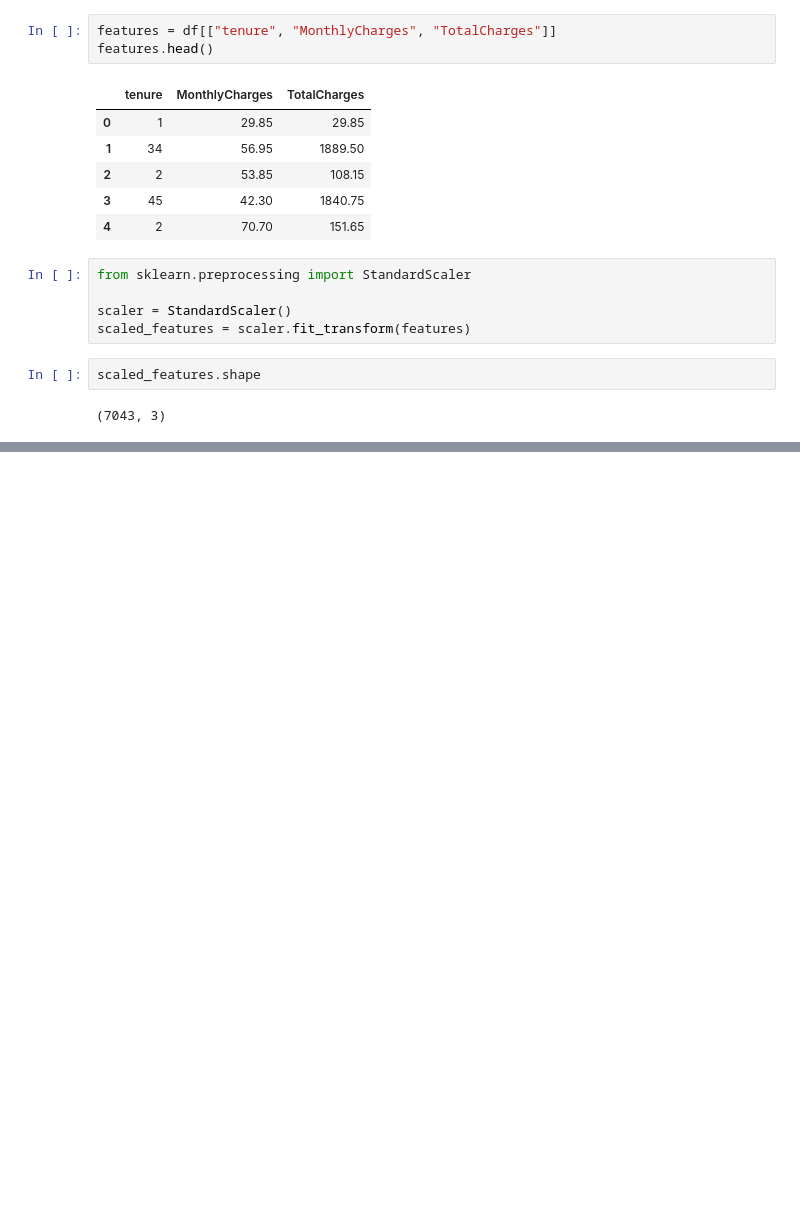
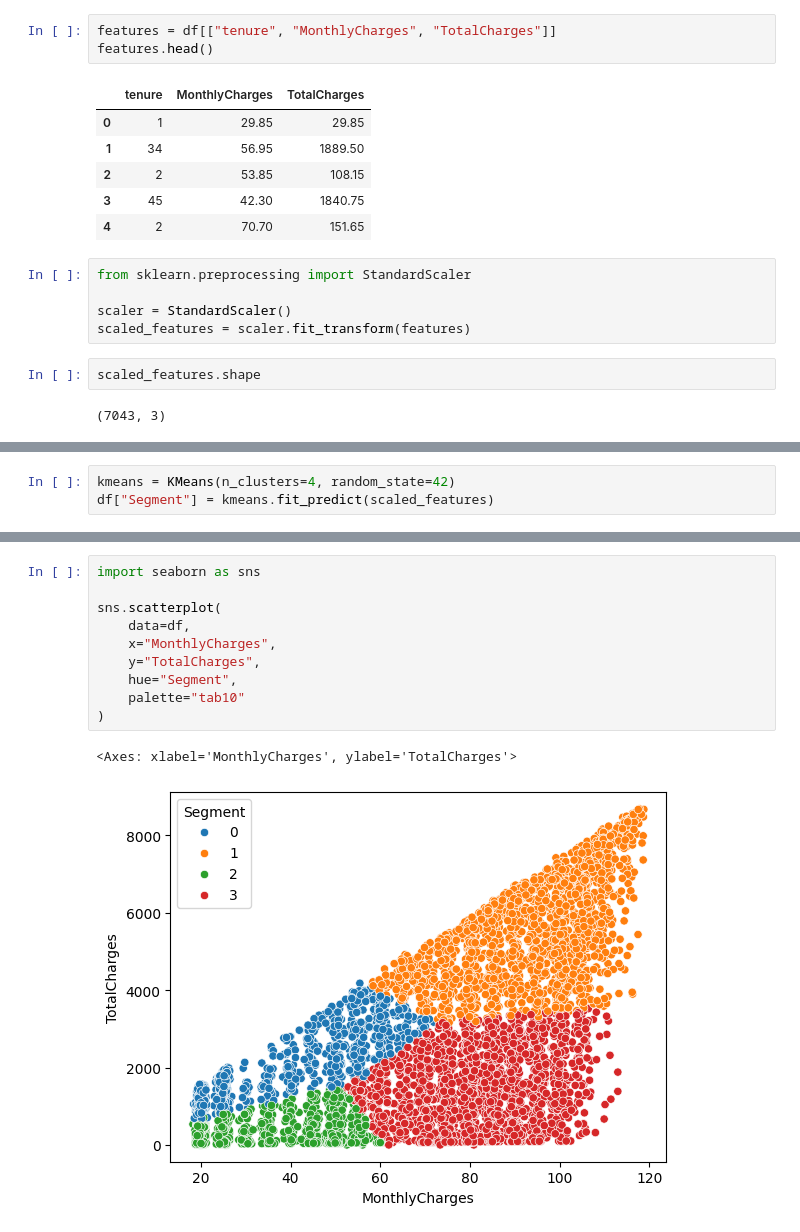
Before and after one commit to Ro25v04/customer-churn-ml, a Jupyter notebook: notebooks/03_customer_segmentation.ipynb, the cells around one changed output, grey strips where cells are left out. Cells and saved outputs as stored; diff of their text form; blank space fills up the shorter version.

```diff
--- a/notebooks/03_customer_segmentation.ipynb
+++ b/notebooks/03_customer_segmentation.ipynb
@@ -42,0 +46,3 @@ plt.show()
+# %%
+kmeans = KMeans(n_clusters=4, random_state=42)
+df["Segment"] = kmeans.fit_predict(scaled_features)
@@ -42,0 +69,13 @@ plt.show()
+# %%
+import seaborn as sns
+
+sns.scatterplot(
+    data=df,
+    x="MonthlyCharges",
+    y="TotalCharges",
+    hue="Segment",
+    palette="tab10"
+)
+# %% [output]
+<Axes: xlabel='MonthlyCharges', ylabel='TotalCharges'>
+[figure, added]
```
Also changed, not shown: parts of 3 cells of this notebook.
